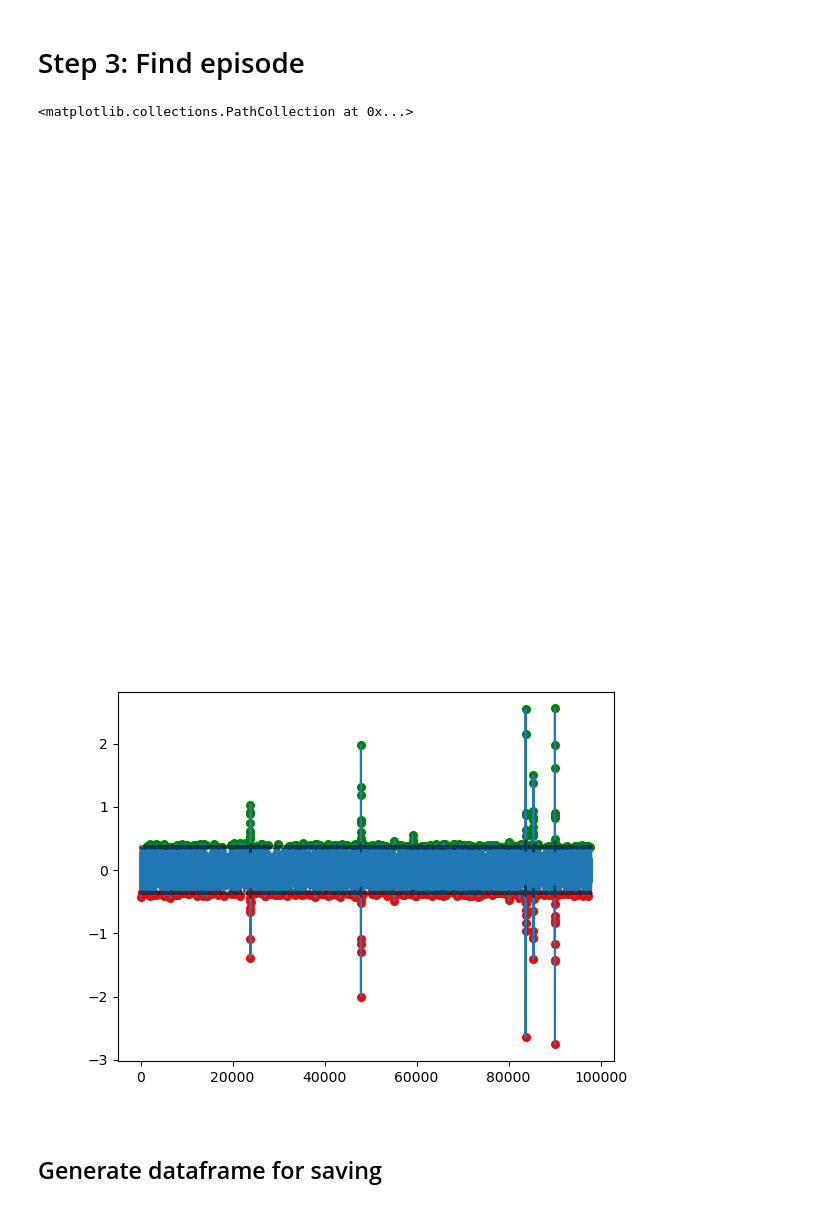
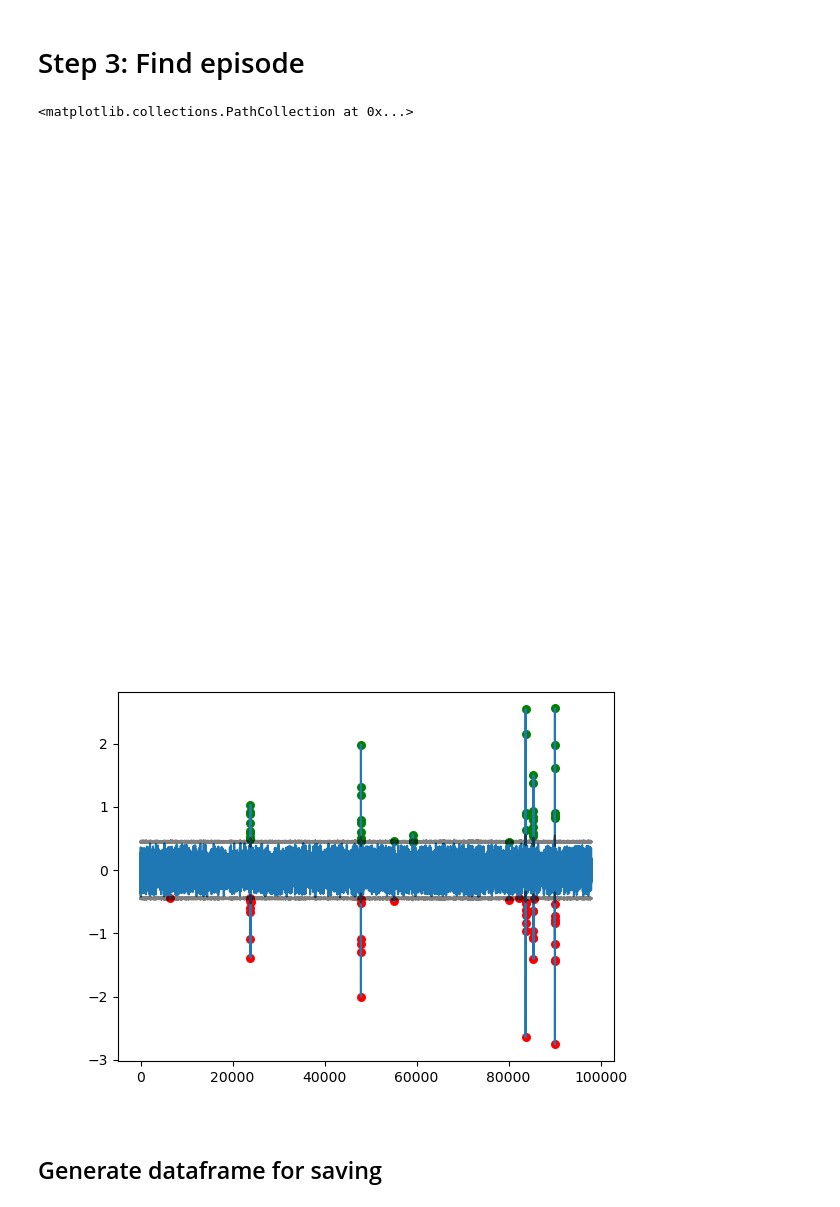
Before and after one commit to KangcPP/swim_bladder_detection, a Jupyter notebook: top_view-Kai.ipynb, the cells around one changed output. Drawn from its saved outputs; the diff is of its cells as text; code cells hidden in the pictures.

```diff
--- a/top_view-Kai.ipynb
+++ b/top_view-Kai.ipynb
@@ -179,29 +179,29 @@ noise_level = noise_detection(
 # %%
 %matplotlib widget
 
 # 4.1
-factor = 4.4
+factor = 5.5
 up_threshold, down_threshold = cfar_fast(vertical_motion, num_guard_cells=1, num_ref_cells=15, bias=noise_level * factor)
 up_peak_idxs = []
 down_peak_idxs = []
 for i, dy in enumerate(vertical_motion):
     if dy > up_threshold[i]:
         up_peak_idxs.append(i)
     if dy < down_threshold[i]:
         down_peak_idxs.append(i)
 
 fig = plt.figure()
 fig, ax = plt.subplots(1)
 ax.plot(vertical_motion)
 ax.plot(up_threshold, c="black", alpha=0.5)
 ax.plot(down_threshold, c="black", alpha=0.5)
 # Plot peaks
 ax.scatter(up_peak_idxs, vertical_motion[up_peak_idxs], c='green', s=30, label='Valid Up')
 ax.scatter(down_peak_idxs, vertical_motion[down_peak_idxs], c='red', s=30, label='Valid Down')
 # %% [output]
 <matplotlib.collections.PathCollection at 0x...>
 [figure]
-[figure, old version]
+[figure, new version]
 # %% [markdown]
 ## Generate dataframe for saving
 # %%
```
Also changed, not shown: parts of 5 cells of this notebook, 4 other files.
